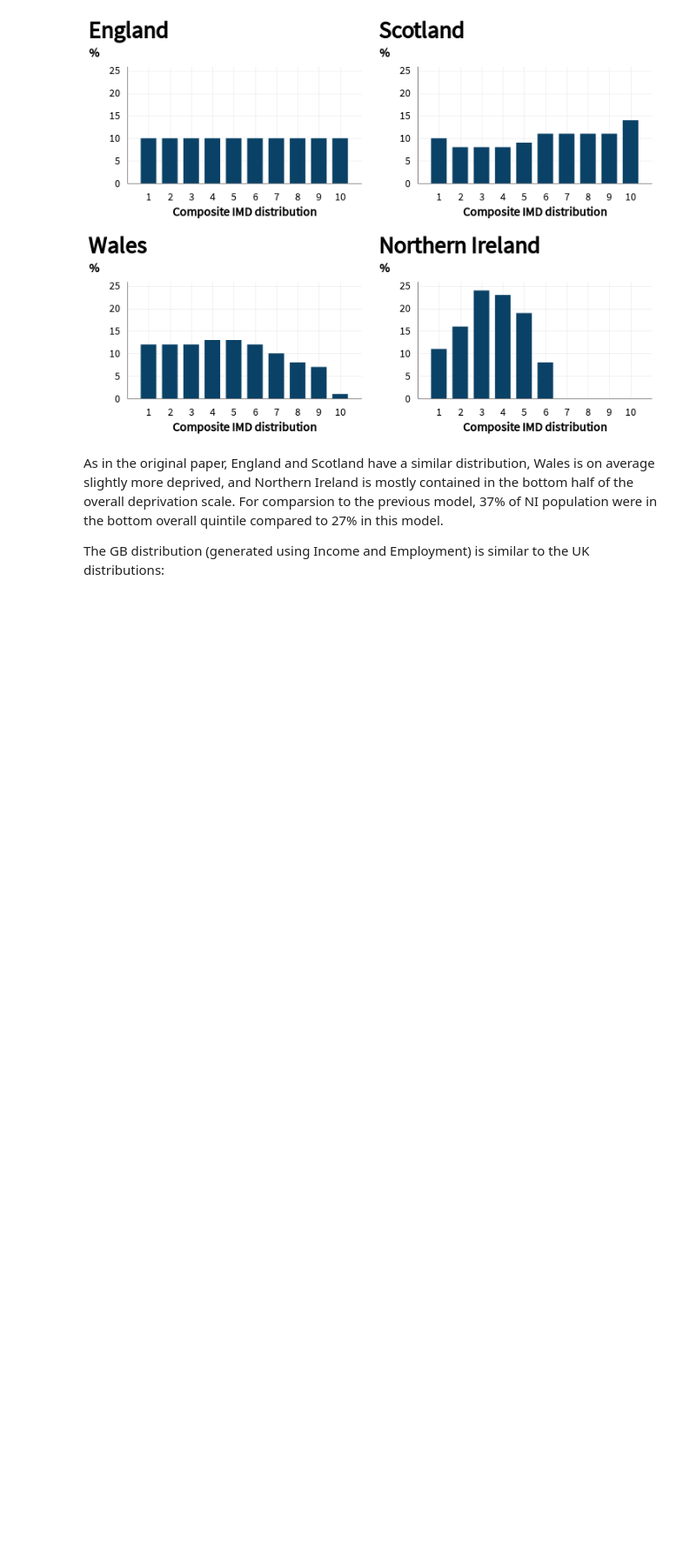
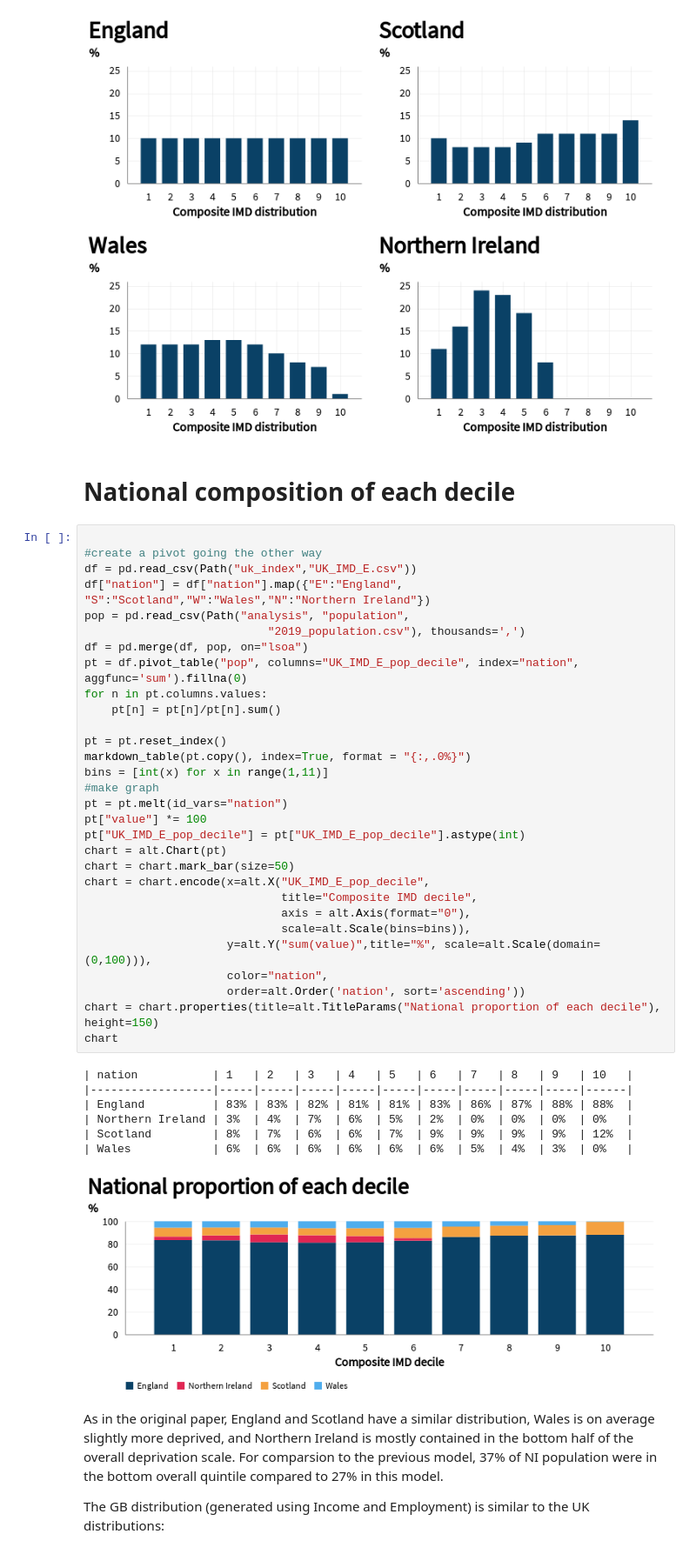
Before and after one commit to mysociety/composite_uk_imd, a Jupyter notebook: readme.ipynb, the cells around one changed output. Shown at 87% size. Cells and saved outputs as stored; diff of their text form; blank space fills up the shorter version.

Commit message:
Added counterpart overall graph

```diff
--- a/readme.ipynb
+++ b/readme.ipynb
@@ -191,6 +191,46 @@ chart &= row
 chart
 # %% [output]
 [figure]
+# %% [markdown]
+# National composition of each decile
+# %%
+
+#create a pivot going the other way
+df = pd.read_csv(Path("uk_index","UK_IMD_E.csv"))
+df["nation"] = df["nation"].map({"E":"England", "S":"Scotland","W":"Wales","N":"Northern Ireland"})
+pop = pd.read_csv(Path("analysis", "population",
+                           "2019_population.csv"), thousands=',')
+df = pd.merge(df, pop, on="lsoa")
+pt = df.pivot_table("pop", columns="UK_IMD_E_pop_decile", index="nation", aggfunc='sum').fillna(0)
+for n in pt.columns.values:
+    pt[n] = pt[n]/pt[n].sum()
+
+pt = pt.reset_index()
+markdown_table(pt.copy(), index=True, format = "{:,.0%}")
+bins = [int(x) for x in range(1,11)]
+#make graph
+pt = pt.melt(id_vars="nation")
+pt["value"] *= 100
+pt["UK_IMD_E_pop_decile"] = pt["UK_IMD_E_pop_decile"].astype(int)
+chart = alt.Chart(pt)
+chart = chart.mark_bar(size=50)
+chart = chart.encode(x=alt.X("UK_IMD_E_pop_decile",
+                             title="Composite IMD decile",
+                             axis = alt.Axis(format="0"),
+                             scale=alt.Scale(bins=bins)),
+                     y=alt.Y("sum(value)",title="%", scale=alt.Scale(domain=(0,100))),
+                     color="nation",
+                     order=alt.Order('nation', sort='ascending'))
+chart = chart.properties(title=alt.TitleParams("National proportion of each decile"), height=150)
+chart
+# %% [output]
+| nation           | 1   | 2   | 3   | 4   | 5   | 6   | 7   | 8   | 9   | 10   |
+|------------------|-----|-----|-----|-----|-----|-----|-----|-----|-----|------|
+| England          | 83% | 83% | 82% | 81% | 81% | 83% | 86% | 87% | 88% | 88%  |
+| Northern Ireland | 3%  | 4%  | 7%  | 6%  | 5%  | 2%  | 0%  | 0%  | 0%  | 0%   |
+| Scotland         | 8%  | 7%  | 6%  | 6%  | 7%  | 9%  | 9%  | 9%  | 9%  | 12%  |
+| Wales            | 6%  | 6%  | 6%  | 6%  | 6%  | 6%  | 5%  | 4%  | 3%  | 0%   |
+[figure, added]
 # %% [markdown]
 As in the original paper, England and Scotland have a similar distribution, Wales is on average slightly more deprived, and Northern Ireland is mostly contained in the bottom half of the overall deprivation scale. For comparsion to the previous model, 37% of NI population were in the bottom overall quintile compared to 27% in this model.
 
```
Also changed, not shown: parts of 1 cell of this notebook, 4 other files.
